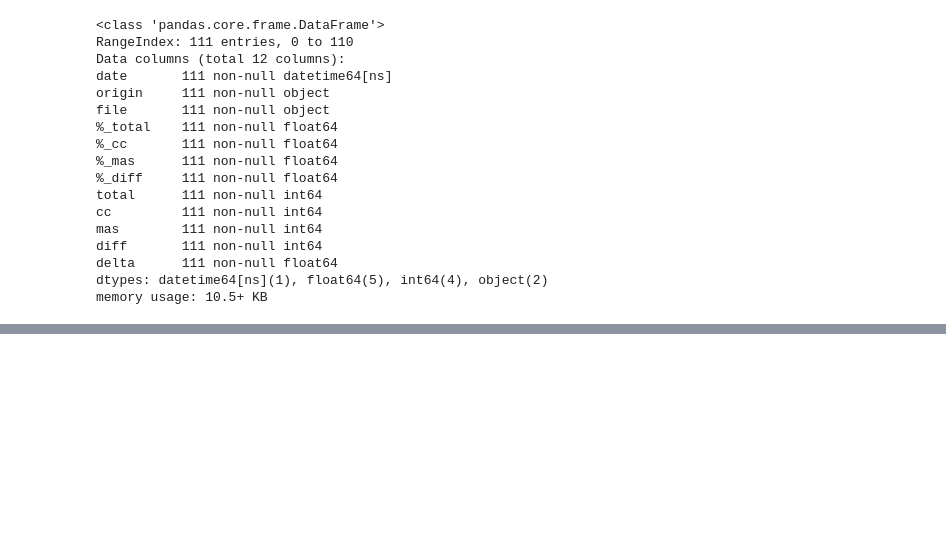
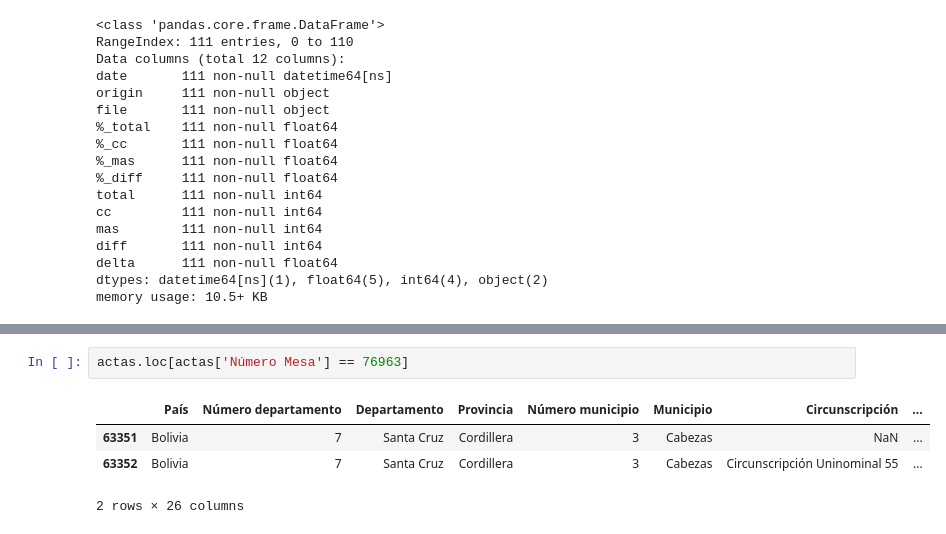
Before and after one commit to xaiki/elecciones-bolivia, a Jupyter notebook: data/comparativas-trep-computo.ipynb, the cells around one changed output, grey strips where cells are left out. Cells and saved outputs as stored; diff of their text form; blank space fills up the shorter version.

```diff
--- a/data/comparativas-trep-computo.ipynb
+++ b/data/comparativas-trep-computo.ipynb
@@ -88,0 +151,7 @@ trep
+# %%
+actas.loc[actas['Número Mesa'] == 76963]
+# %% [output]
+|  | País | Número departamento | Departamento | Provincia | Número municipio | Municipio | Circunscripción | ... |
+| 63351 | Bolivia | 7 | Santa Cruz | Cordillera | 3 | Cabezas | NaN | ... |
+| 63352 | Bolivia | 7 | Santa Cruz | Cordillera | 3 | Cabezas | Circunscripción Uninominal 55 | ... |
+2 rows × 26 columns
```
Also changed, not shown: parts of 9 cells of this notebook.
